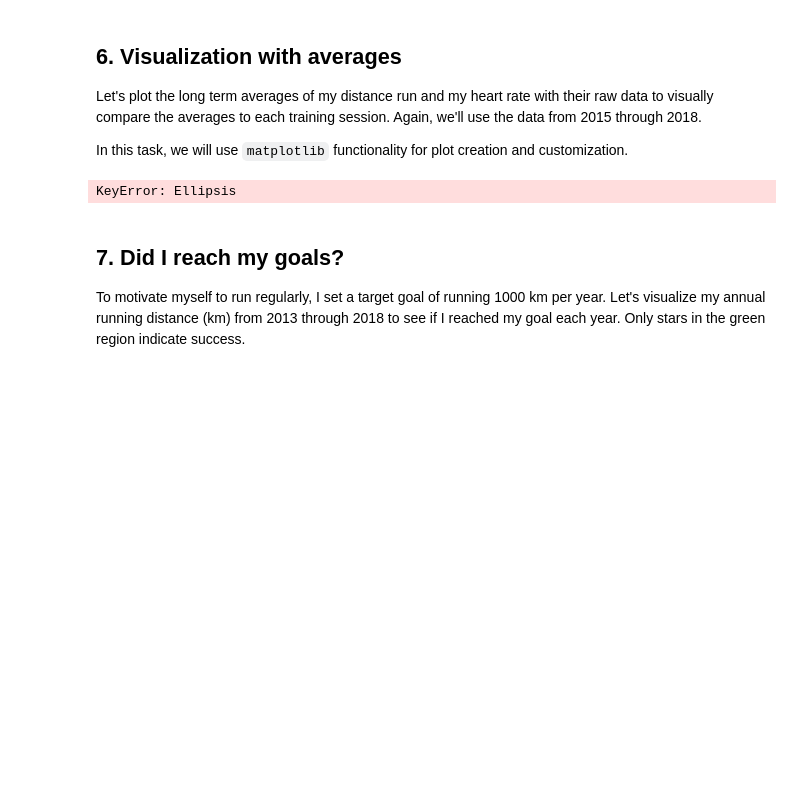
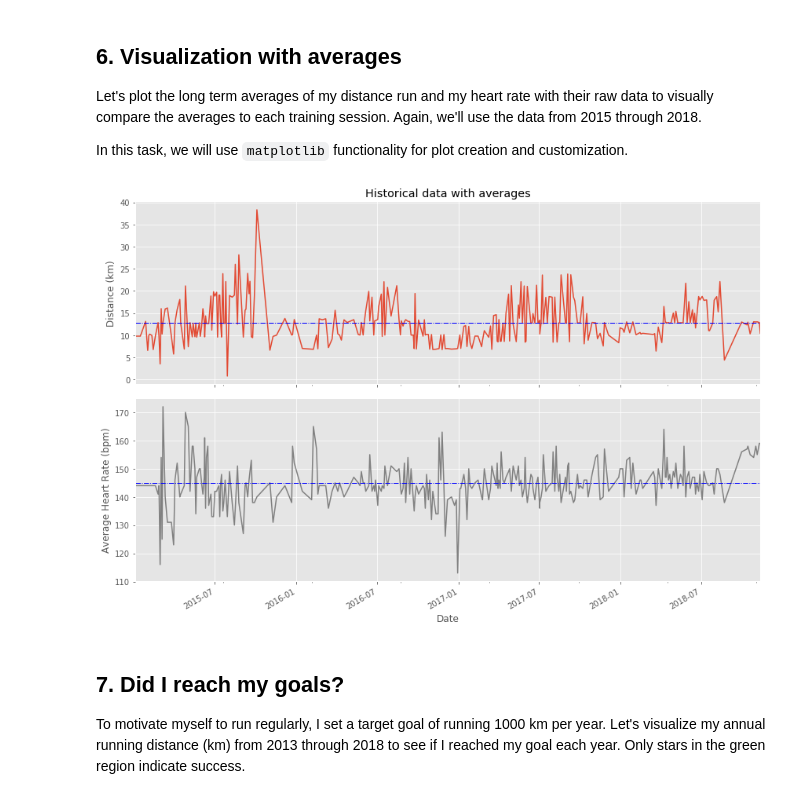
Before and after one commit to anishreddy3/Real_world_DS_applications, a Jupyter notebook: runkeeper_fitness.ipynb, the cells around one changed output. Cells and saved outputs as stored; diff of their text form; code cells hidden in the pictures; blank space fills up the shorter version.

Commit message:
visualizing avg

```diff
--- a/runkeeper_fitness.ipynb
+++ b/runkeeper_fitness.ipynb
@@ -190,26 +190,26 @@ How many trainings per week I had on average: 1.5
 # %%
 # Prepare data
 runs_subset_2015_2018 = df_run['2018':'2015']
-runs_distance = runs_subset_2015_2018[...]
-runs_hr = runs_subset_2015_2018[...]
+runs_distance = runs_subset_2015_2018['Distance (km)']
+runs_hr = runs_subset_2015_2018['Average Heart Rate (bpm)']
 
 # Create plot
-fig, (ax1, ax2) = ...
+fig, (ax1, ax2) = plt.subplots(2, sharex = True, figsize = (12,8))
 
 # Plot and customize first subplot
-# ... YOUR CODE FOR TASK 6 ...
+runs_distance.plot(ax = ax1)
 ax1.set(ylabel='Distance (km)', title='Historical data with averages')
 ax1.axhline(runs_distance.mean(), color='blue', linewidth=1, linestyle='-.')
 
 # Plot and customize second subplot
 runs_hr.plot(ax=ax2, color='gray')
 ax2.set(xlabel='Date', ylabel='Average Heart Rate (bpm)')
-# ... YOUR CODE FOR TASK 6 ...
+ax2.axhline(runs_hr.mean(), color = 'blue', linewidth=1, linestyle='-.')
 
 # Show plot
 plt.show()
 # %% [output]
-KeyError: Ellipsis
+[figure, added]
 # %% [markdown]
 ## 7. Did I reach my goals?
 <p>To motivate myself to run regularly, I set a target goal of running 1000 km per year. Let's visualize my annual running distance (km) from 2013 through 2018 to see if I reached my goal each year. Only stars in the green region indicate success.</p>
```
Also changed, not shown: parts of 1 cell of this notebook.
